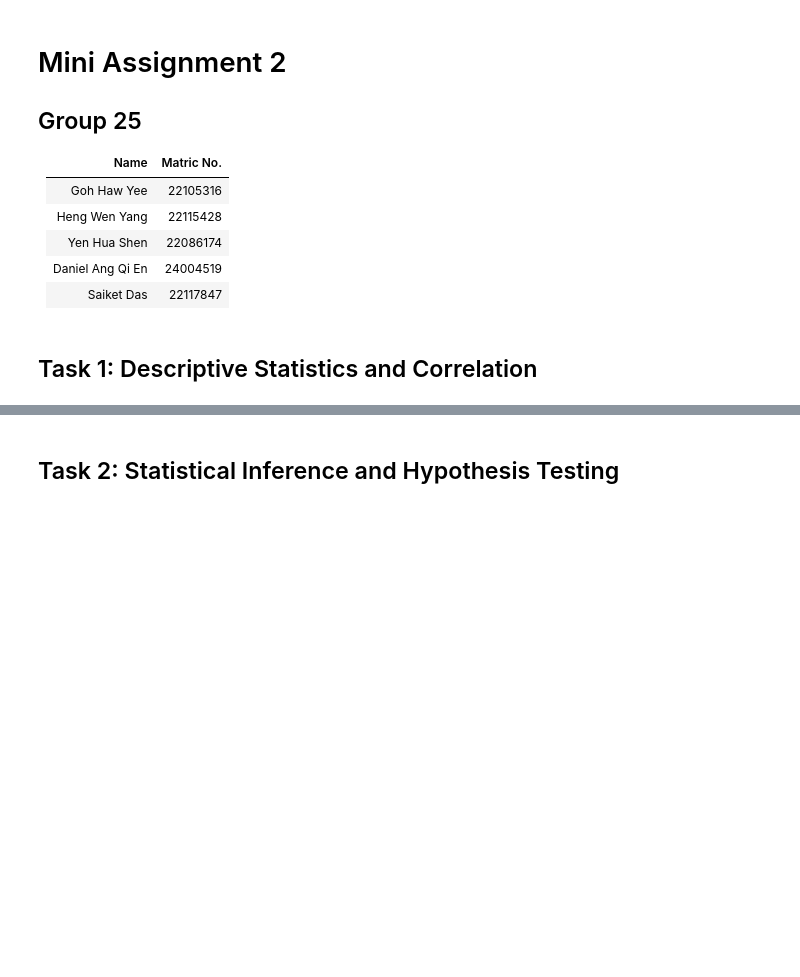
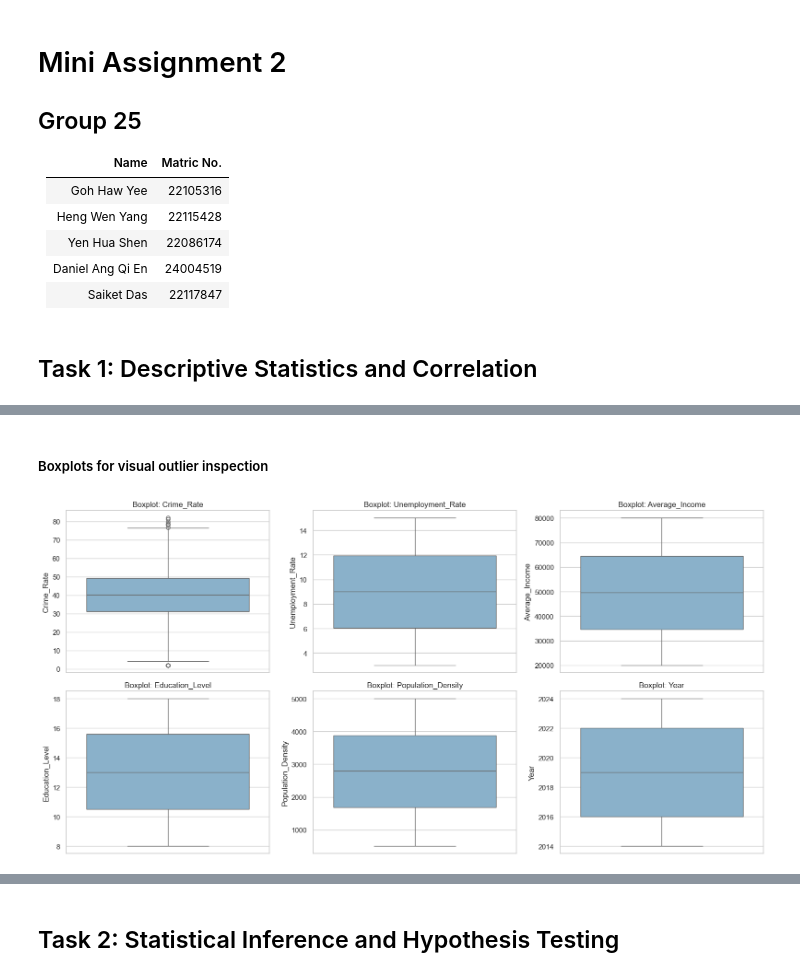
Before and after one commit to BuzzOffer/WIF3009-A2, a Jupyter notebook: A2.ipynb, the cells around one changed output, grey strips where cells are left out. Drawn from its saved outputs; the diff is of its cells as text; code cells hidden in the pictures; blank space fills up the shorter version.

Commit message:
Revert "solved task 4"
This reverts commit 4ade0004d5676cb2dedfb3da20ff3e93a561be78.
Revert changes

```diff
--- a/A2.ipynb
+++ b/A2.ipynb
@@ -14,0 +33,14 @@
+# %%
+df = pd.read_csv("crime_statistics.csv")
+print(f"Shape: {df.shape}")
+display(df.head())
+
+# Data quality
+missing = df.isna().sum()
+print(f"\nMissing values: {missing[missing > 0].to_dict() or 'None'}")
+print(f"Duplicates: {df.duplicated().sum()}")
+print(f"Season: {sorted(df['Season'].unique())}")
+print(f"Police_Presence: {sorted(df['Police_Presence'].unique())}")
+
+df_task1 = df.copy()
+numeric_cols = ["Crime_Rate", "Unemployment_Rate", "Average_Income", "Education_Level", "Population_Density", "Year"]
@@ -14,0 +78,15 @@
+# %%
+def iqr_bounds(s):
+    q1, q3 = s.quantile(0.25), s.quantile(0.75)
+    return q1 - 1.5 * (q3 - q1), q3 + 1.5 * (q3 - q1)
+
+# Outlier detection report
+rows = []
+for col in numeric_cols:
+    lb, ub = iqr_bounds(df_task1[col])
+    n = int(((df_task1[col] < lb) | (df_task1[col] > ub)).sum())
+    rows.append({"feature": col, "lower_bound": round(lb, 3), "upper_bound": round(ub, 3),
+                 "outlier_count": n, "outlier_pct": round(n / len(df_task1) * 100, 2)})
+
+print("QR Outlier Report (flagged, not removed)")
+display(pd.DataFrame(rows).sort_values("outlier_count", ascending=False))
@@ -14,0 +104,5 @@
+# %%
+lb, ub = iqr_bounds(df_task1["Crime_Rate"])
+df_task1["Crime_Rate_outlier"] = (df_task1["Crime_Rate"] < lb) | (df_task1["Crime_Rate"] > ub)
+print(f"Crime_Rate outliers flagged: {df_task1['Crime_Rate_outlier'].sum()} / {len(df_task1)} (retained)")
+display(df_task1.loc[df_task1["Crime_Rate_outlier"], ["District", "Year", "Season", "Crime_Rate"]].head(10))
@@ -14,0 +122,11 @@
+# %% [markdown]
+##### Boxplots for visual outlier inspection
+# %%
+fig, axes = plt.subplots(2, 3, figsize=(16, 8))
+for ax, col in zip(axes.flatten(), numeric_cols):
+    sns.boxplot(y=df_task1[col], ax=ax, color="#7fb3d5")
+    ax.set_title(f"Boxplot: {col}")
+plt.tight_layout()
+plt.show()
+# %% [output]
+[figure, added]
```
Also changed, not shown: parts of 19 cells of this notebook.
